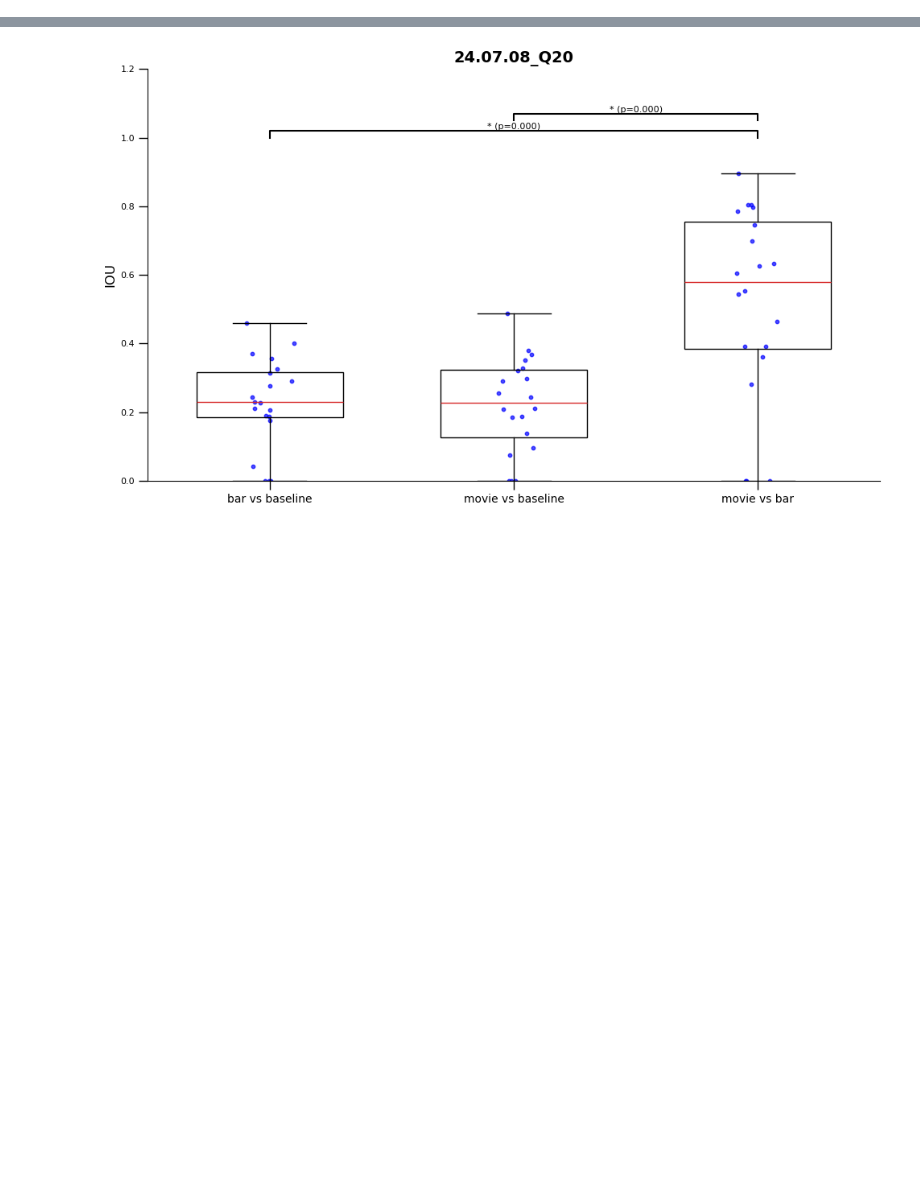
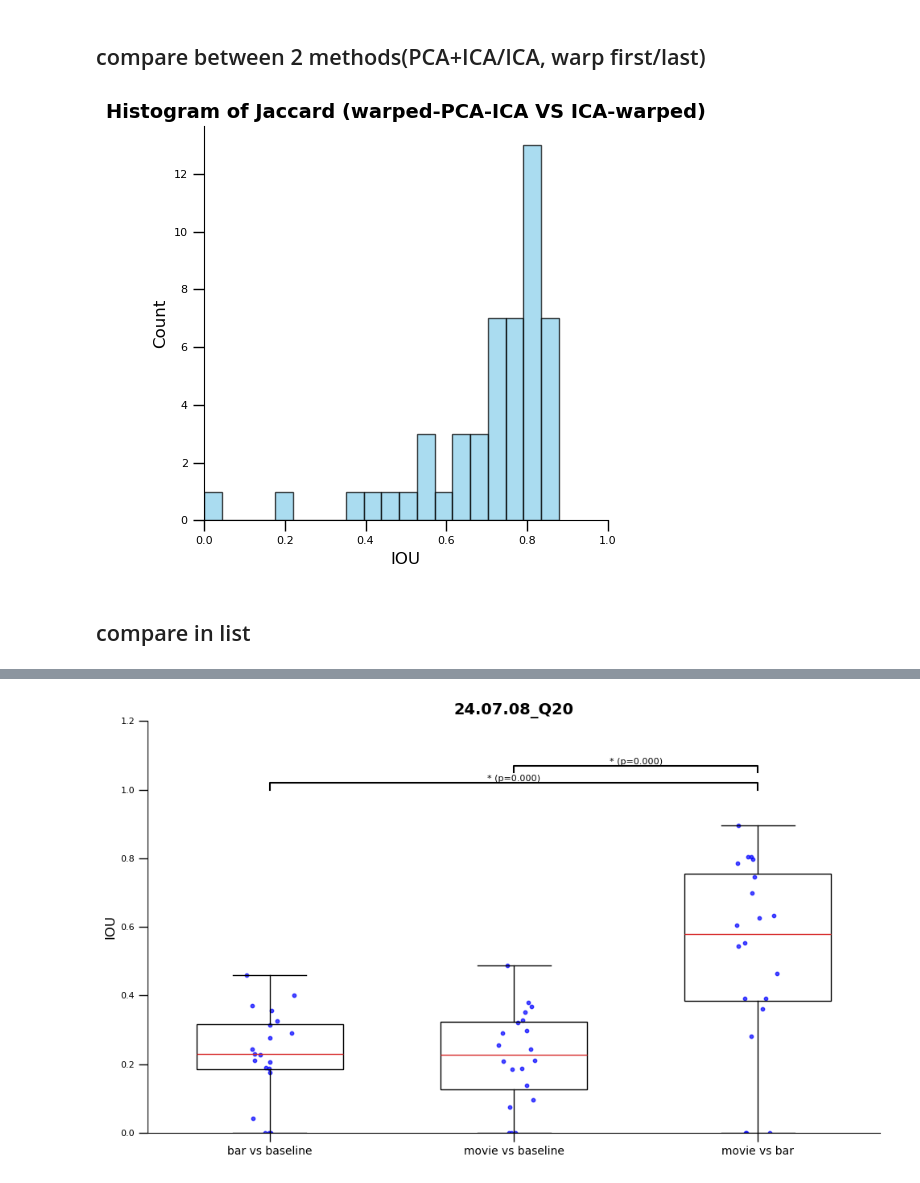
Before and after one commit to Zhaoxi-Liu/widefield_imaging_analysis, a Jupyter notebook: Intersection over Union.ipynb, the cells around one changed output, grey strips where cells are left out. Cells and saved outputs as stored; diff of their text form; code cells hidden in the pictures; blank space fills up the shorter version.

```diff
--- a/Intersection over Union.ipynb
+++ b/Intersection over Union.ipynb
@@ -19,16 +22,16 @@ def IOU(cluster1,cluster2):
     cluster1: binary image
     cluster2: binary image
     """
-    intersection = np.logical_and(cluster1,cluster2).sum()
-    union = np.logical_or(cluster1,cluster2).sum()
+    intersection = cp.logical_and(cluster1,cluster2).sum()
+    union = cp.logical_or(cluster1,cluster2).sum()
     if union == 0:
         return 0
     else:
         return intersection/union
 # %%
 def maxIOU(A, B):
-    Ai_IOU=np.zeros(B.shape[0])
-    A_maxIOU=np.zeros(A.shape[0])
+    Ai_IOU=cp.zeros(B.shape[0])
+    A_maxIOU=cp.zeros(A.shape[0])
 
     for i_IC in range(A.shape[0]):
         for j_IC in range(B.shape[0]):
@@ -67,0 +97,45 @@ def cal_list_IOU(experiment_IC_list, experiment_name_list):
+# %% [markdown]
+## compare between 2 methods(PCA+ICA/ICA, warp first/last)
+# %%
+path_test = ('/home/lzx/data/WF_VC_liuzhaoxi/25.01.11_U26/natural-movie/process/20250111-214859-wfield/../20250111-214859-natural-movie--/U26-20250111-214859-ICA50-spatial')
+ICA50 = cp.load('/home/lzx/data/WF_VC_liuzhaoxi/25.01.11_U26/natural-movie/process/20250111-214859-wfield/../20250111-214859-natural-movie--/U26-20250111-214859-ICA50-spatial/U26_20250111-214859_IC50_cut3_cluster_warped.npy')
+PCA_ICA50 = cp.load(pjoin(path_test, 'U26_20250111-214859_PCA-IC50_cut3_cluster.npy'))
+PCA_ICA50_warp = cp.load(pjoin(path_test, 'U26_20250111-214859_PCA111-IC50_cut3_cluster_warped.npy'))
+# %%
+warp_IOU = maxIOU(ICA50,PCA_ICA50)
+IOU_warp = maxIOU(ICA50,PCA_ICA50_warp)
+# %%
+import pandas as pd
+import numpy as np
+import matplotlib.pyplot as plt
+from os.path import join as pjoin
+
+# 把 cupy 转 numpy
+IOU_data = warp_IOU.get().ravel()   # 展平，避免多维情况
+
+fig, ax = plt.subplots(figsize=(5, 5))
+
+# 绘制直方图
+ax.hist(
+    IOU_data,
+    bins=20,              # 直方图的箱数，可以调大或调小
+    color='skyblue',
+    edgecolor='black',
+    alpha=0.7
+)
+
+ax.set_xlim(0, 1)
+ax.set_ylim(0, None)
+ax.set_xlabel("IOU")
+ax.set_ylabel("Count")
+ax.set_title("Histogram of Jaccard (warped-PCA-ICA VS ICA-warped)")
+
+fig.tight_layout()
+fig.set_facecolor('white')
+plt.savefig(pjoin(path_test, 'Jaccard_hist_warped-PCA-ICA_vs_ICA-warped1.png'),
+            bbox_inches='tight')
+plt.show()
+# %% [output]
+[figure, added]
+# %% [markdown]
+## compare in list
```
Also changed, not shown: parts of 6 cells of this notebook, 16 other files.
